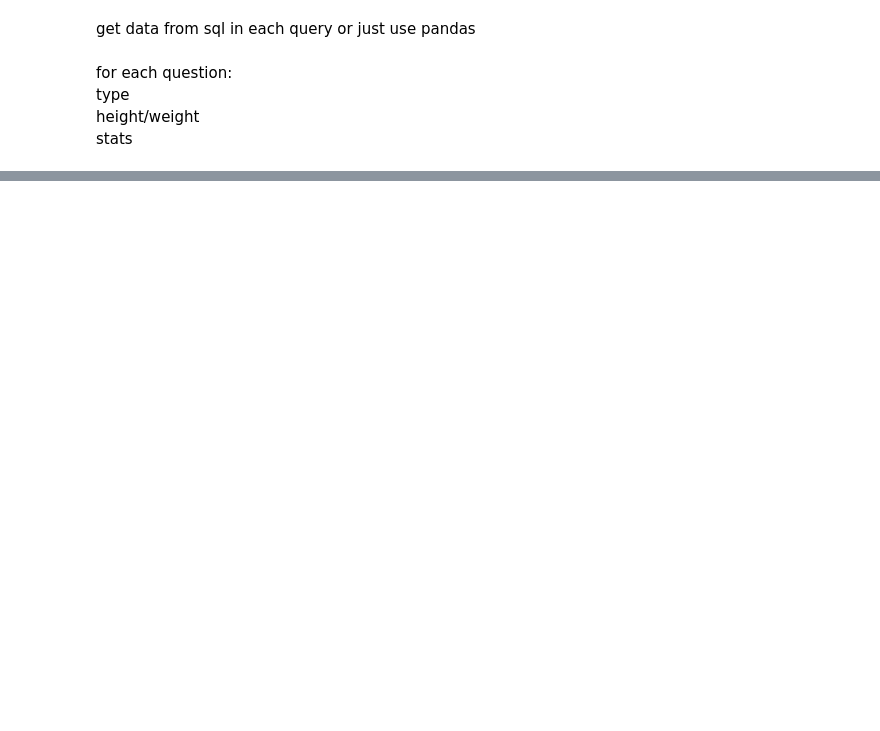
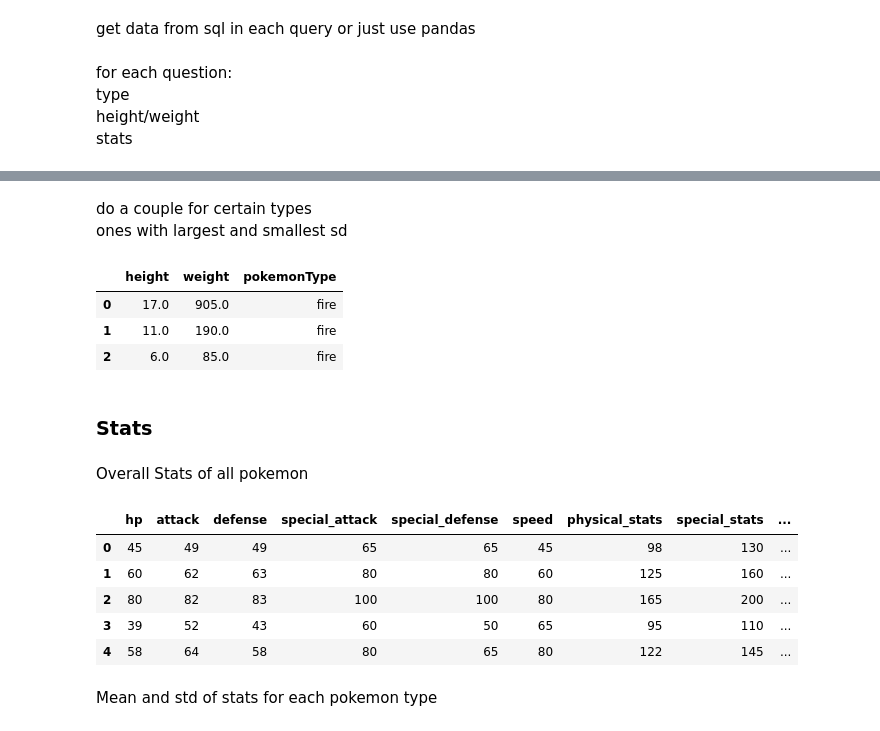
Before and after one commit to jarjc001/PokemonDataProject, a Jupyter notebook: Pokemon_Data_analysis.ipynb, the cells around one changed output, grey strips where cells are left out. Cells and saved outputs as stored; diff of their text form; code cells hidden in the pictures; blank space fills up the shorter version.

```diff
--- a/Pokemon_Data_analysis.ipynb
+++ b/Pokemon_Data_analysis.ipynb
@@ -110,0 +216,3 @@ stats
+# %% [markdown]
+do a couple for certain types
+ones with largest and smallest sd
@@ -110,0 +235,35 @@ stats
+# %%
+df_height_weight_fire = pd.read_sql(height_weight_fire_sql, engine)
+df_height_weight_fire.head()
+# %% [output]
+|  | height | weight | pokemonType |
+| 0 | 17.0 | 905.0 | fire |
+| 1 | 11.0 | 190.0 | fire |
+| 2 | 6.0 | 85.0 | fire |
+# %% [markdown]
+### Stats
+# %% [markdown]
+Overall Stats of all pokemon
+# %%
+stats_all_pokemon_str: str = \
+"""
+    select hp, attack,
+     defense, special_attack,
+     special_defense, speed,
+     (attack+defense) as 'physical_stats',
+     (special_attack+special_defense) as 'special_stats',
+     (hp+attack+defense+special_attack+special_defense+speed) as 'overall_stats'
+    from pokemon;
+"""
+# %%
+df_stats_all_pokemon = pd.read_sql(stats_all_pokemon_str, engine)
+df_stats_all_pokemon.head()
+# %% [output]
+|  | hp | attack | defense | special_attack | special_defense | speed | physical_stats | special_stats | ... |
+| 0 | 45 | 49 | 49 | 65 | 65 | 45 | 98 | 130 | ... |
+| 1 | 60 | 62 | 63 | 80 | 80 | 60 | 125 | 160 | ... |
+| 2 | 80 | 82 | 83 | 100 | 100 | 80 | 165 | 200 | ... |
+| 3 | 39 | 52 | 43 | 60 | 50 | 65 | 95 | 110 | ... |
+| 4 | 58 | 64 | 58 | 80 | 65 | 80 | 122 | 145 | ... |
+# %% [markdown]
+Mean and std of stats for each pokemon type
```
Also changed, not shown: parts of 20 cells of this notebook, 3 other files.
